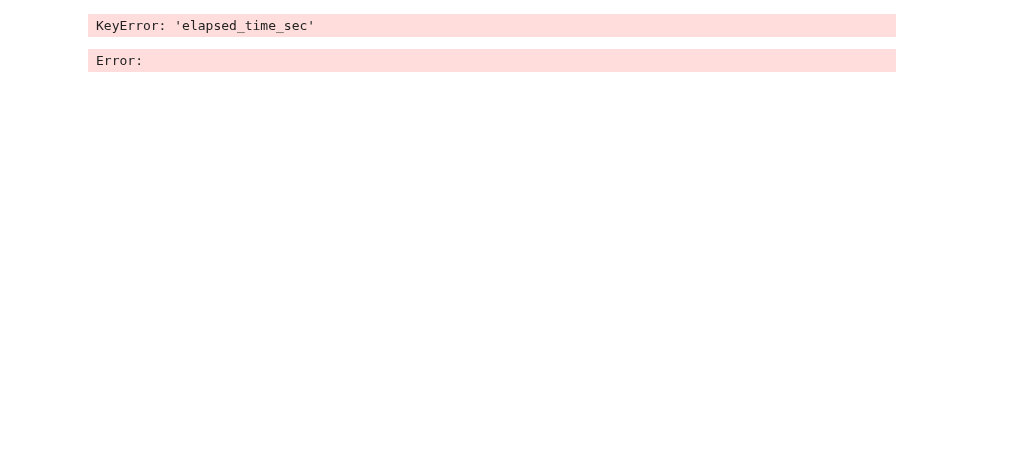
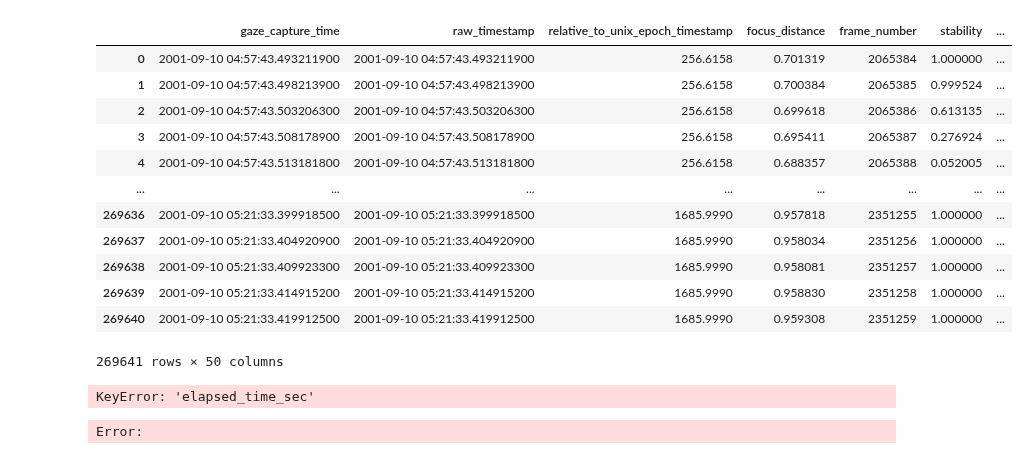
Before and after one commit to JohnMadrid/lego-vr-analysis, a Jupyter notebook: 1_data_analysis_sample_Condition1.ipynb, the cells around one changed output. Drawn from its saved outputs; the diff is of its cells as text; code cells hidden in the pictures; blank space fills up the shorter version.

```diff
--- a/1_data_analysis_sample_Condition1.ipynb
+++ b/1_data_analysis_sample_Condition1.ipynb
@@ -67,3 +82,19 @@ Estimated average framerate: 188.57 Hz
+# %%
+df
+# %% [output]
+|  | gaze_capture_time | raw_timestamp | relative_to_unix_epoch_timestamp | focus_distance | frame_number | stability | ... |
+| 0 | 2001-09-10 04:57:43.493211900 | 2001-09-10 04:57:43.493211900 | 256.6158 | 0.701319 | 2065384 | 1.000000 | ... |
+| 1 | 2001-09-10 04:57:43.498213900 | 2001-09-10 04:57:43.498213900 | 256.6158 | 0.700384 | 2065385 | 0.999524 | ... |
+| 2 | 2001-09-10 04:57:43.503206300 | 2001-09-10 04:57:43.503206300 | 256.6158 | 0.699618 | 2065386 | 0.613135 | ... |
+| 3 | 2001-09-10 04:57:43.508178900 | 2001-09-10 04:57:43.508178900 | 256.6158 | 0.695411 | 2065387 | 0.276924 | ... |
+| 4 | 2001-09-10 04:57:43.513181800 | 2001-09-10 04:57:43.513181800 | 256.6158 | 0.688357 | 2065388 | 0.052005 | ... |
+| ... | ... | ... | ... | ... | ... | ... | ... |
+| 269636 | 2001-09-10 05:21:33.399918500 | 2001-09-10 05:21:33.399918500 | 1685.9990 | 0.957818 | 2351255 | 1.000000 | ... |
+| 269637 | 2001-09-10 05:21:33.404920900 | 2001-09-10 05:21:33.404920900 | 1685.9990 | 0.958034 | 2351256 | 1.000000 | ... |
+| 269638 | 2001-09-10 05:21:33.409923300 | 2001-09-10 05:21:33.409923300 | 1685.9990 | 0.958081 | 2351257 | 1.000000 | ... |
+| 269639 | 2001-09-10 05:21:33.414915200 | 2001-09-10 05:21:33.414915200 | 1685.9990 | 0.958830 | 2351258 | 1.000000 | ... |
+| 269640 | 2001-09-10 05:21:33.419912500 | 2001-09-10 05:21:33.419912500 | 1685.9990 | 0.959308 | 2351259 | 1.000000 | ... |
+269641 rows × 50 columns
 # %%
 import pandas as pd
 import matplotlib.pyplot as plt
```
Also changed, not shown: parts of 3 cells of this notebook, 3 other files.
